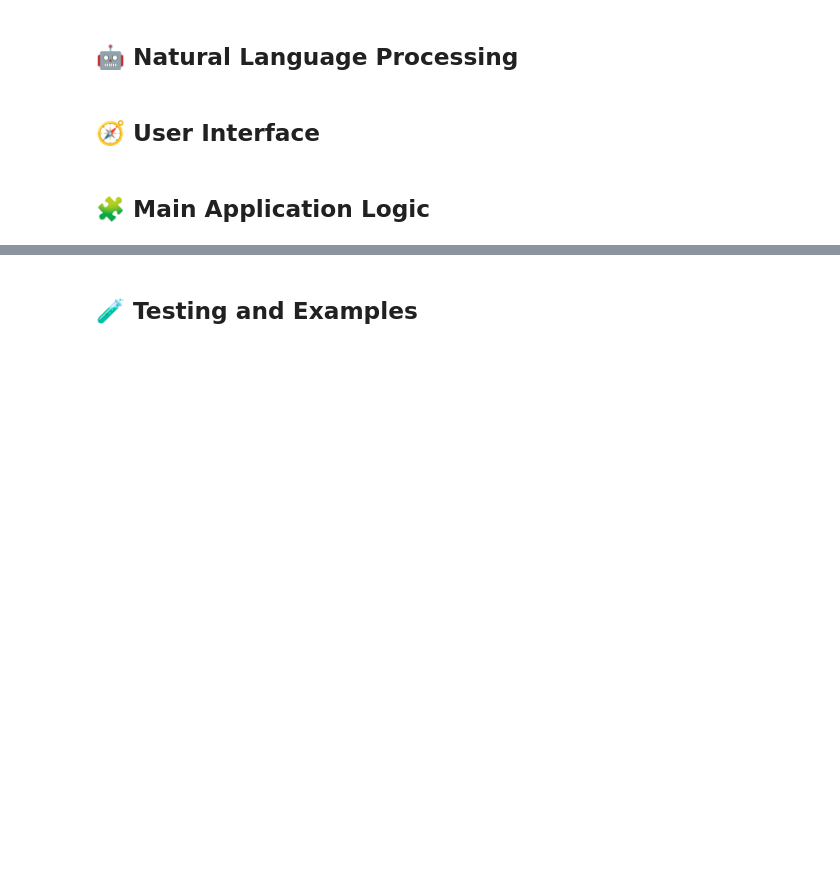
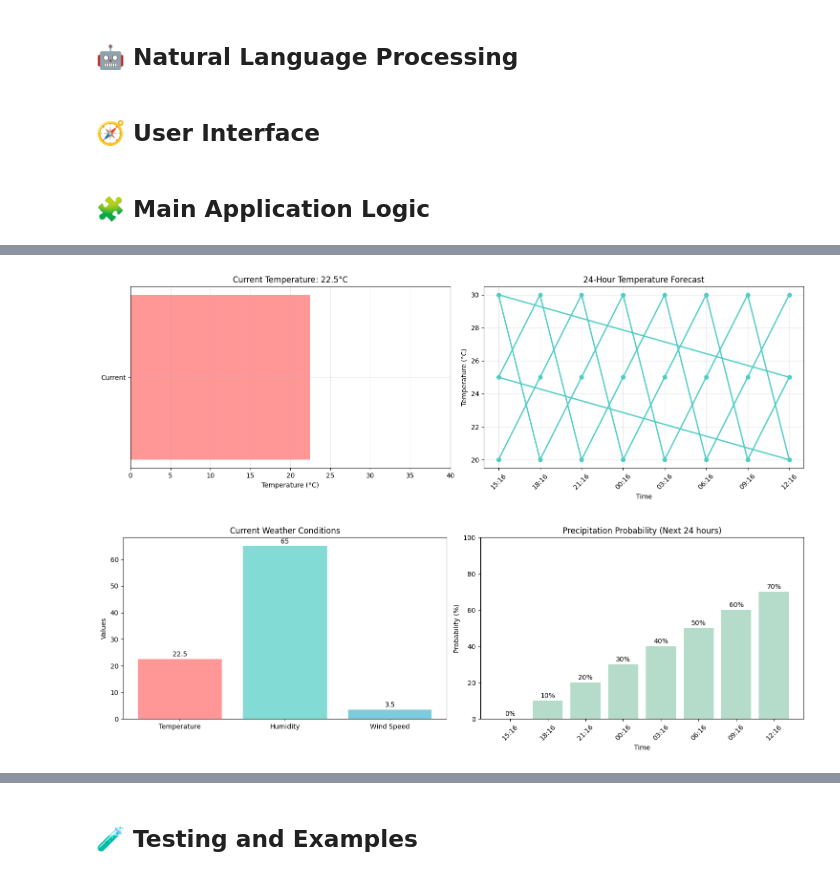
Before and after one commit to Janak-Khadka/WeatherWise-Janak-Khadka-23417861, a Jupyter notebook: starter_notebook.ipynb, the cells around one changed output, grey strips where cells are left out. Cells and saved outputs as stored; diff of their text form; code cells hidden in the pictures; blank space fills up the shorter version.

```diff
--- a/starter_notebook.ipynb
+++ b/starter_notebook.ipynb
@@ -357,7 +357,7 @@ visualizer = WeatherVisualizer()
 # %% [markdown]
 ## 🤖 Natural Language Processing
 # %%
-# Natural Language Processing
+# 🤖 Natural Language Processing
 
 class WeatherAdvisor:
     def __init__(self):
@@ -372,7 +372,15 @@ class WeatherAdvisor:
         }
 
     def parse_weather_question(self, question):
+        """
+        Parse a natural language weather question.
 
+        Args:
+            question (str): User's weather-related question
+
+        Returns:
+            dict: Extracted information including location, time period, and weather attribute
+        """
         question_lower = question.lower()
 
         parsed = {
@@ -404,7 +412,16 @@ class WeatherAdvisor:
         return parsed
 
     def generate_weather_response(self, parsed_question, weather_data):
+        """
+        Generate a natural language response to a weather question.
 
+        Args:
+            parsed_question (dict): Parsed question data
+            weather_data (dict): Weather data
+
+        Returns:
+            str: Natural language response
+        """
         current = weather_data['current']
         attribute = parsed_question['weather_attribute']
 
@@ -677,3 +696,60 @@ class WeatherWiseInterface:
 weather_app = WeatherWiseInterface()
 # %% [markdown]
 ## 🧩 Main Application Logic
+# %%
+# 🧩 Main Application Logic
+
+def run_weatherwise_application():
+    """Run a comprehensive WeatherWise application"""
+    print("🚀 Starting WeatherWise Application...")
+
+    # Initialize components
+    fetcher = WeatherDataFetcher("fba5b82a63a4969258fd9954ecf8a781")
+    visualizer = WeatherVisualizer()
+    advisor = WeatherAdvisor()
+
+    # Get weather data
+    location = "Perth"
+    weather_data = fetcher.get_weather_data(location)
+
+    print(f"\n📍 Location: {location}")
+    print("="*50)
+
+    # Display current conditions
+    current = weather_data['current']
+    print(f"🌡️  Current Temperature: {current['temperature']}°C")
+    print(f"☁️  Conditions: {current['weather_description'].title()}")
+    print(f"💧 Humidity: {current['humidity']}%")
+    print(f"🌬️  Wind: {current['wind_speed']} m/s")
+
+    # Show visualizations
+    print("\n📊 Generating Visualizations...")
+    visualizer.create_temperature_visualisation(weather_data)
+    visualizer.create_precipitation_visualisation(weather_data)
+
+    # Questions and answers
+    print("\n🤖 Natural Language Q&A")
+    print("="*40)
+
+    questions = [
+        "What's the temperature like?",
+        "Should I take an umbrella?",
+        "Do I need a jacket?",
+        "How windy is it?",
+        "What should I wear today?"
+    ]
+
+    for question in questions:
+        parsed = advisor.parse_weather_question(question)
+        response = advisor.generate_weather_response(parsed, weather_data)
+        print(f"Q: {question}")
+        print(f"A: {response}\n")
+
+    print("🎉 WeatherWise Application Completed!")
+
+# Run the application
+run_weatherwise_application()
+
+# Uncomment to run the interactive interface
+# weather_app.main_menu()
+# %% [output]
@@ -679,0 +768,2 @@ weather_app = WeatherWiseInterface()
+[figure, added]
+[figure, added]
```
Also changed, not shown: parts of 3 cells of this notebook.
